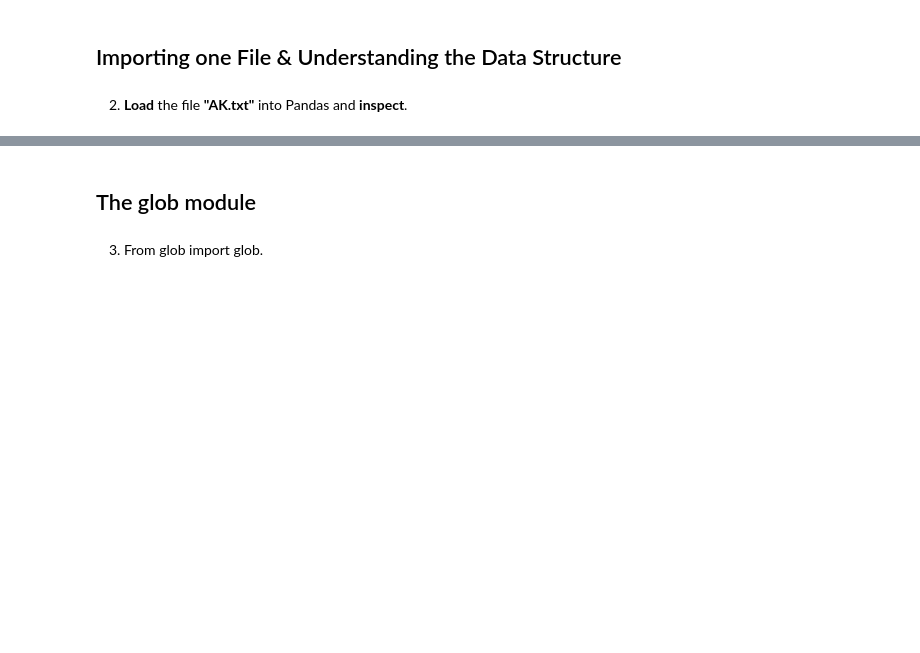
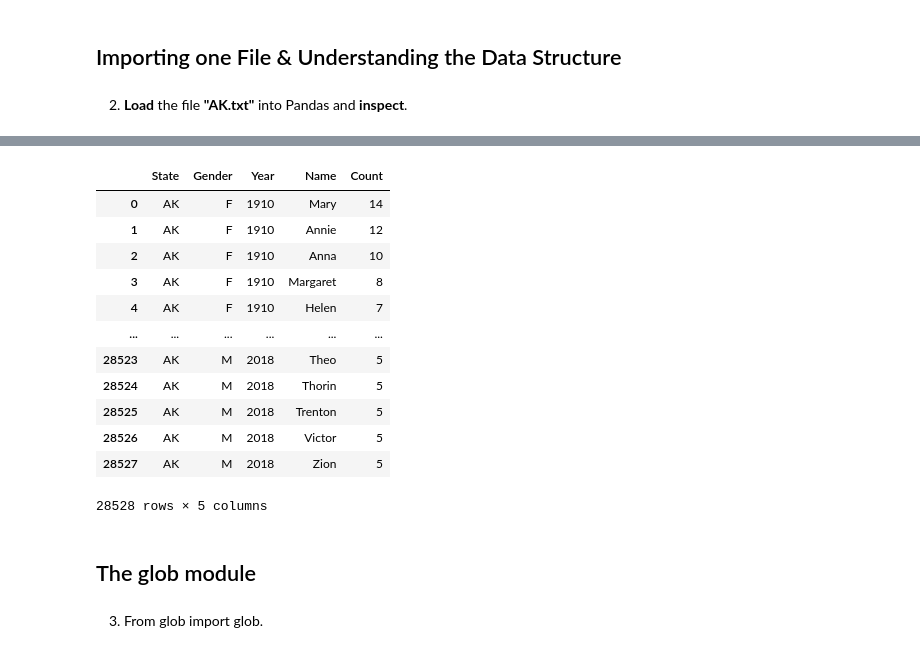
Before and after one commit to michaelwestblade/python-data-science, a Jupyter notebook: Project_06_Materials/namesbystate/Project_06_ProjectBrief_blank_Part2.ipynb, the cells around one changed output, grey strips where cells are left out. Drawn from its saved outputs; the diff is of its cells as text; code cells hidden in the pictures; blank space fills up the shorter version.

Commit message:
baby names notebooks

```diff
--- a/Project_06_Materials/namesbystate/Project_06_ProjectBrief_blank_Part2.ipynb
+++ b/Project_06_Materials/namesbystate/Project_06_ProjectBrief_blank_Part2.ipynb
@@ -16,3 +34,19 @@ Keep in mind that it´s all about __getting the right results/conclusions__. It
+# %%
+pd.read_csv("AK.TXT", header = None, names = ["State", "Gender", "Year", "Name", "Count"])
+# %% [output]
+|  | State | Gender | Year | Name | Count |
+| 0 | AK | F | 1910 | Mary | 14 |
+| 1 | AK | F | 1910 | Annie | 12 |
+| 2 | AK | F | 1910 | Anna | 10 |
+| 3 | AK | F | 1910 | Margaret | 8 |
+| 4 | AK | F | 1910 | Helen | 7 |
+| ... | ... | ... | ... | ... | ... |
+| 28523 | AK | M | 2018 | Theo | 5 |
+| 28524 | AK | M | 2018 | Thorin | 5 |
+| 28525 | AK | M | 2018 | Trenton | 5 |
+| 28526 | AK | M | 2018 | Victor | 5 |
+| 28527 | AK | M | 2018 | Zion | 5 |
+28528 rows × 5 columns
 # %% [markdown]
 ## The glob module
 # %% [markdown]
```
Also changed, not shown: parts of 21 cells of this notebook, 2 other files.
